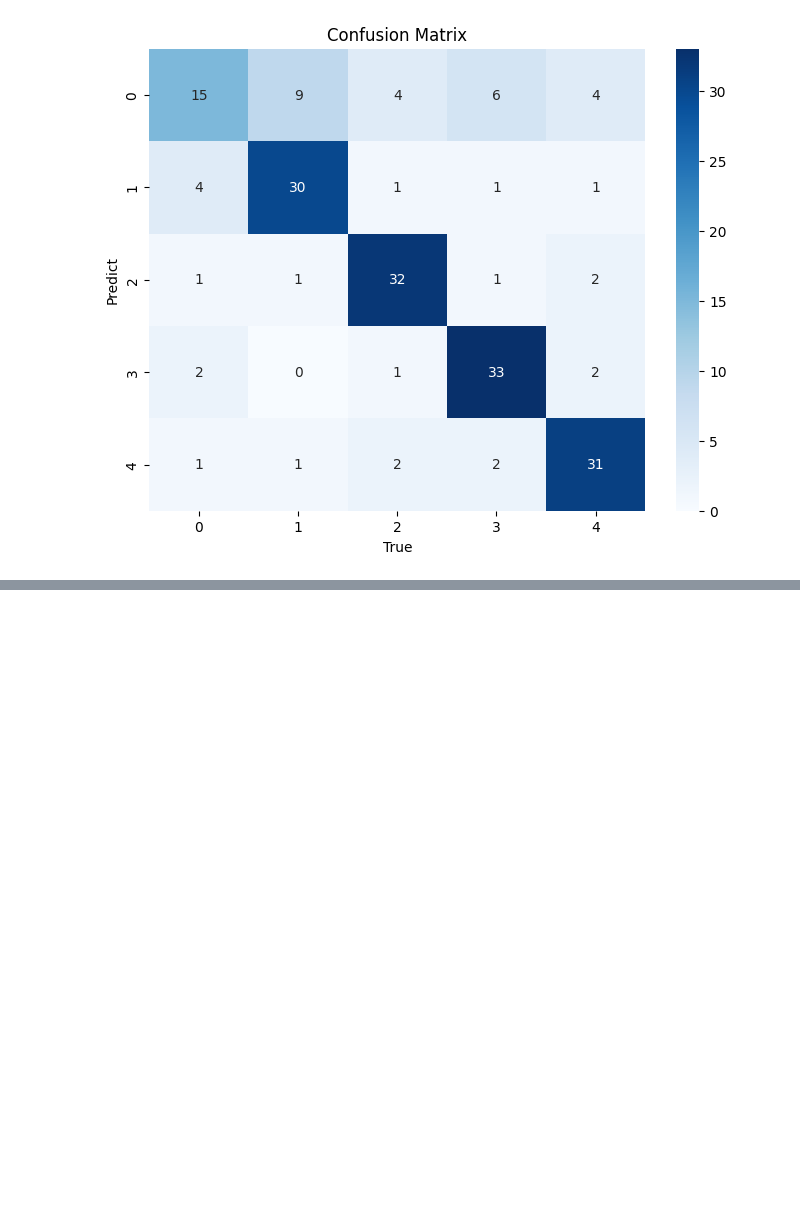
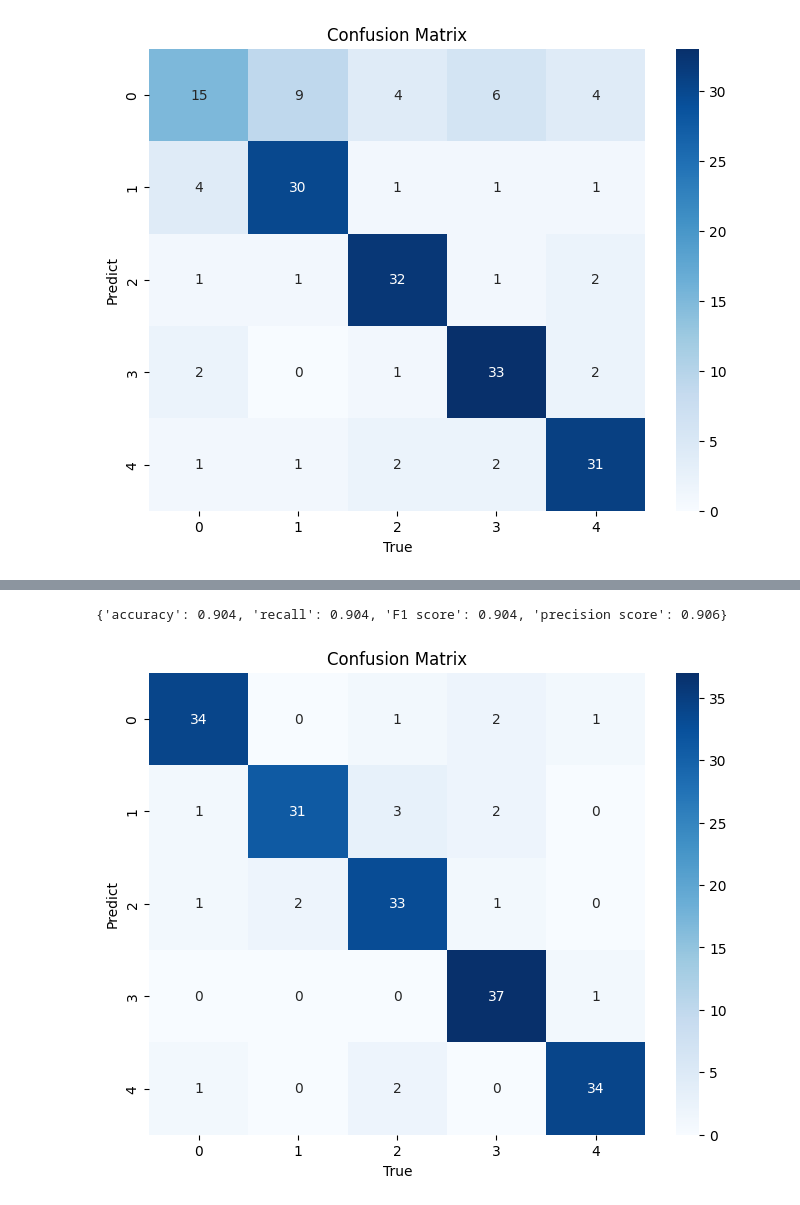
Before and after one commit to AvissaAmadea/BK_ADS_12572, a Jupyter notebook: BK_Hungarian_Project.ipynb, the cells around one changed output, grey strips where cells are left out. Drawn from its saved outputs; the diff is of its cells as text; code cells hidden in the pictures; blank space fills up the shorter version.

```diff
--- a/BK_Hungarian_Project.ipynb
+++ b/BK_Hungarian_Project.ipynb
@@ -710,0 +772,3 @@ plt.show()
+# %%
+xgb_model = XGBClassifier(learning_rate=0.1, n_estimators=100, random_state=42)
+xgb_model.fit(X_train, y_train)
@@ -710,0 +787,2 @@ plt.show()
+# %%
+y_pred_xgb = xgb_model.predict(X_test)
@@ -710,0 +811,15 @@ plt.show()
+# %%
+evaluation(y_test, y_pred_xgb)
+# %% [output]
+{'accuracy': 0.904, 'recall': 0.904, 'F1 score': 0.904, 'precision score': 0.906}
+# %%
+cm = confusion_matrix(y_test, y_pred_xgb)
+
+plt.figure(figsize=(8,6))
+sns.heatmap(cm, annot=True, fmt="d", cmap="Blues")
+plt.title('Confusion Matrix')
+plt.xlabel('True')
+plt.ylabel('Predict')
+plt.show()
+# %% [output]
+[figure, added]
```
Also changed, not shown: parts of 78 cells of this notebook.
